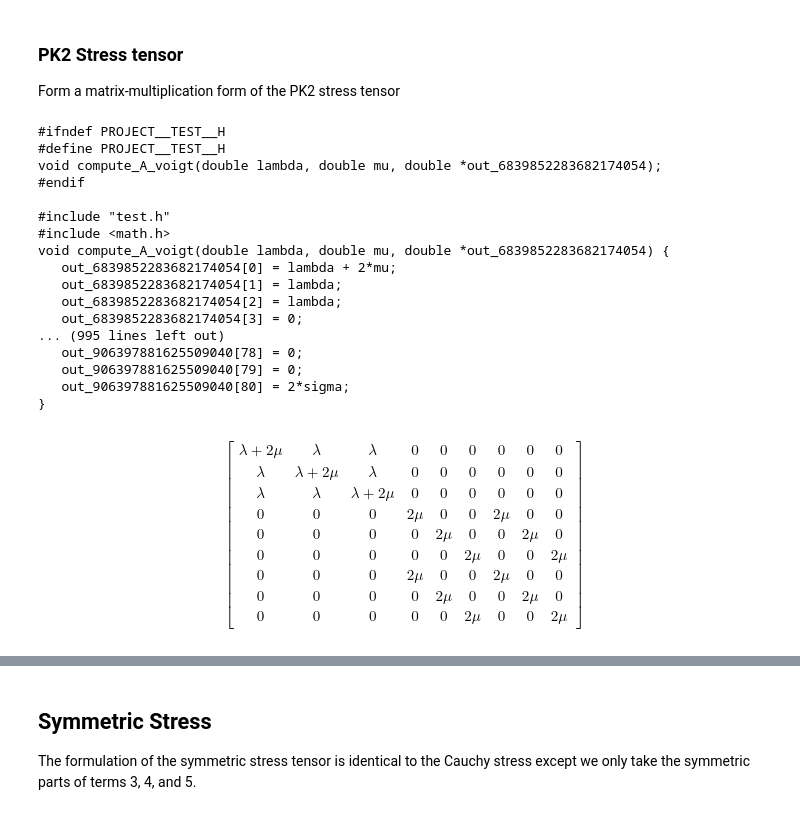
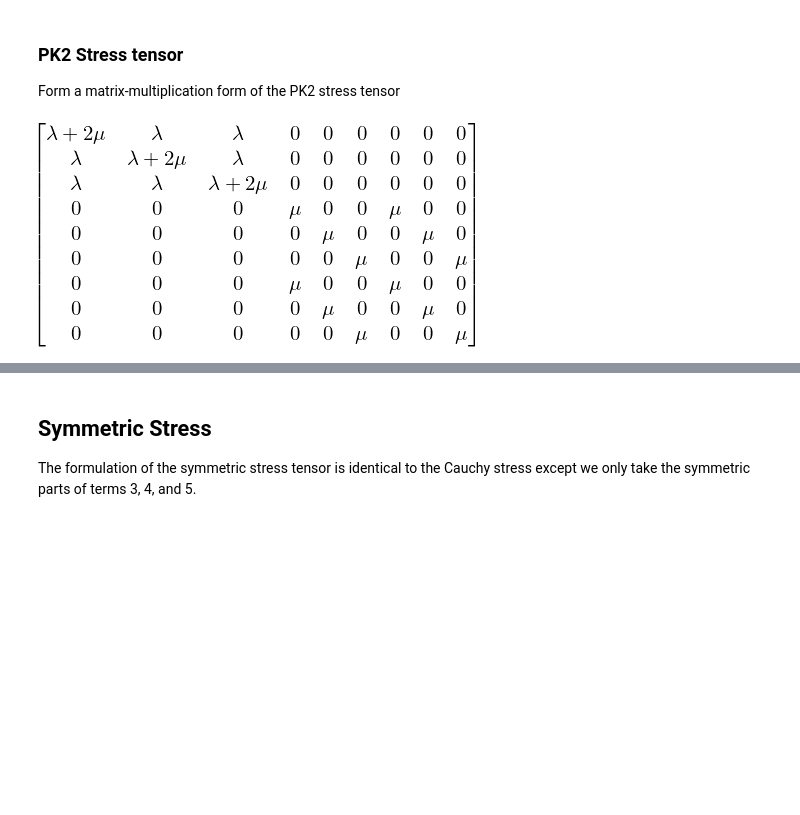
Before and after one commit to lanl/tardigrade-micromorphic-element, a Jupyter notebook: doc/MatrixForm/micromorphic_matrix_form.ipynb, the cells around one changed output, grey strips where cells are left out. Cells and saved outputs as stored; diff of their text form; code cells hidden in the pictures; blank space fills up the shorter version.

Commit message:
Continuing development of matrix form

```diff
--- a/doc/MatrixForm/micromorphic_matrix_form.ipynb
+++ b/doc/MatrixForm/micromorphic_matrix_form.ipynb
@@ -403,57 +403,42 @@ for i in range(3):
 
 E_voigt      = tensor_to_voigt_2(E,        issymm=False)
 e_voigt      = tensor_to_voigt_2(e,        issymm=False)
 temp3_voigt  = tensor_to_voigt_2(temp3,    issymm=False)
 T3_voigt     = tensor_to_voigt_2(T3,       issymm=False)
 T4_voigt     = tensor_to_voigt_3(T4)
-RCGinv_voigt = tensor_to_voigt_2(RCGinv,   issymm=True)
+RCGinv_voigt = tensor_to_voigt_2(RCGinv,   issymm=False)
 Gamma_voigt  = tensor_to_voigt_3(Gamma)
 
 term1_matrix = sympy.Matrix(tensor_to_voigt_2(term1,issymm=False)).jacobian(E_voigt)
 term2_matrix = sympy.Matrix(tensor_to_voigt_2(term2,issymm=False)).jacobian(e_voigt)
 term3_matrix = sympy.Matrix(tensor_to_voigt_2(term3,issymm=False)).jacobian(e_voigt)
 term4_matrix = sympy.Matrix(tensor_to_voigt_2(term4,issymm=False)).jacobian(E_voigt)
 term5_matrix = sympy.Matrix(tensor_to_voigt_2(term5,issymm=False)).jacobian(Gamma_voigt)
 B_voigt = sympy.Matrix(tensor_to_voigt_2(temp1)).jacobian(e_voigt)
 C_voigt = sympy.Matrix(tensor_to_voigt_3(temp5)).jacobian(Gamma_voigt)
 D_voigt = sympy.Matrix(tensor_to_voigt_2(temp2)).jacobian(E_voigt)
 #C_voigt
 #Print the A stiffness tensor in voigt notation
 A_voigt = term1_matrix
 [(c_name, c_code), (h_name, c_header)] = codegen(("compute_A_voigt", A_voigt), "C", "test", header=False, empty=False)
-print(c_header)
-print(c_code)
+#print(c_header)
+#print(c_code)
 #Print the B stiffness tensor in voigt notation
 [(c_name, c_code), (h_name, c_header)] = codegen(("compute_B_voigt", B_voigt), "C", "test", header=False, empty=False)
-print(c_header)
-print(c_code)
+#print(c_header)
+#print(c_code)
 #Print the C stiffness tensor in voigt notation
 [(c_name, c_code), (h_name, c_header)] = codegen(("compute_C_voigt", C_voigt), "C", "test", header=False, empty=False)
-print(c_header)
-print(c_code)
+#print(c_header)
+#print(c_code)
 #Print the D stiffness tensor in voigt notation
 [(c_name, c_code), (h_name, c_header)] = codegen(("compute_D_voigt", D_voigt), "C", "test", header=False, empty=False)
-print(c_header)
-print(c_code)
+#print(c_header)
+#print(c_code)
 
+#term1_matrix.dot(E_voigt)
 term1_matrix
+#E_voigt
 #sympy.Matrix(tensor_to_voigt_2(term3,issymm=False)).jacobian(tensor_to_voigt_2(tensor_to_voigt_2(e,issymm=True)))
 # %% [output]
-#ifndef PROJECT__TEST__H
-#define PROJECT__TEST__H
-void compute_A_voigt(double lambda, double mu, double *out_6839852283682174054);
-#endif
-
-#include "test.h"
-#include <math.h>
-void compute_A_voigt(double lambda, double mu, double *out_6839852283682174054) {
-   out_6839852283682174054[0] = lambda + 2*mu;
-   out_6839852283682174054[1] = lambda;
-   out_6839852283682174054[2] = lambda;
-   out_6839852283682174054[3] = 0;
-... (995 lines left out)
-   out_906397881625509040[78] = 0;
-   out_906397881625509040[79] = 0;
-   out_906397881625509040[80] = 2*sigma;
-}
-$$\left[\begin{matrix}\lambda + 2 \mu & \lambda & \lambda & 0 & 0 & 0 & 0 & 0 & 0\\\lambda & \lambda + 2 \mu & \lambda & 0 & 0 & 0 & 0 & 0 & 0\\\lambda & \lambda & \lambda + 2 \mu & 0 & 0 & 0 & 0 & 0 & 0\\0 & 0 & 0 & 2 \mu & 0 & 0 & 2 \mu & 0 & 0\\0 & 0 & 0 & 0 & 2 \mu & 0 & 0 & 2 \mu & 0\\0 & 0 & 0 & 0 & 0 & 2 \mu & 0 & 0 & 2 \mu\\0 & 0 & 0 & 2 \mu & 0 & 0 & 2 \mu & 0 & 0\\0 & 0 & 0 & 0 & 2 \mu & 0 & 0 & 2 \mu & 0\\0 & 0 & 0 & 0 & 0 & 2 \mu & 0 & 0 & 2 \mu\end{matrix}\right]$$
+[figure, added]
```
Also changed, not shown: parts of 47 cells of this notebook.
